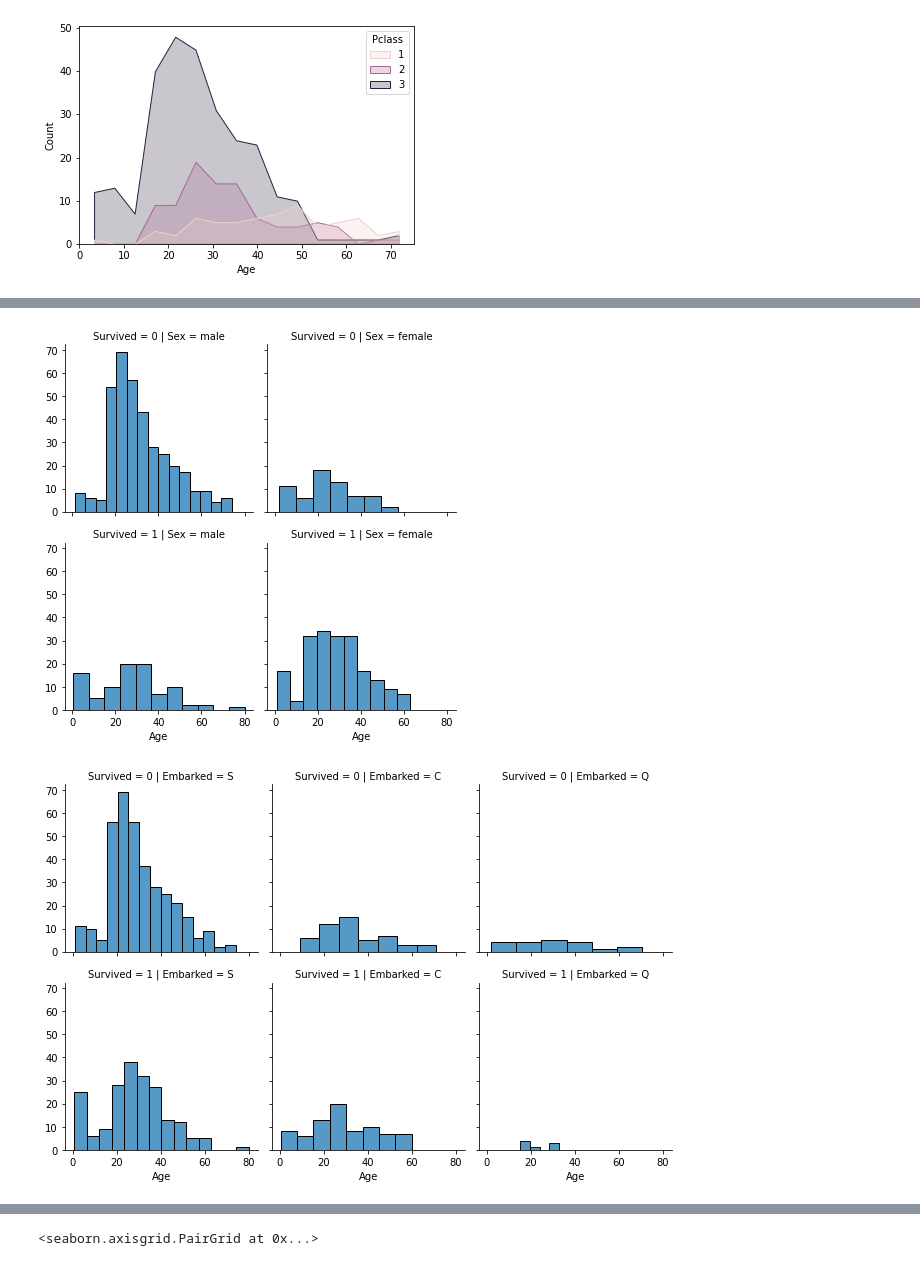
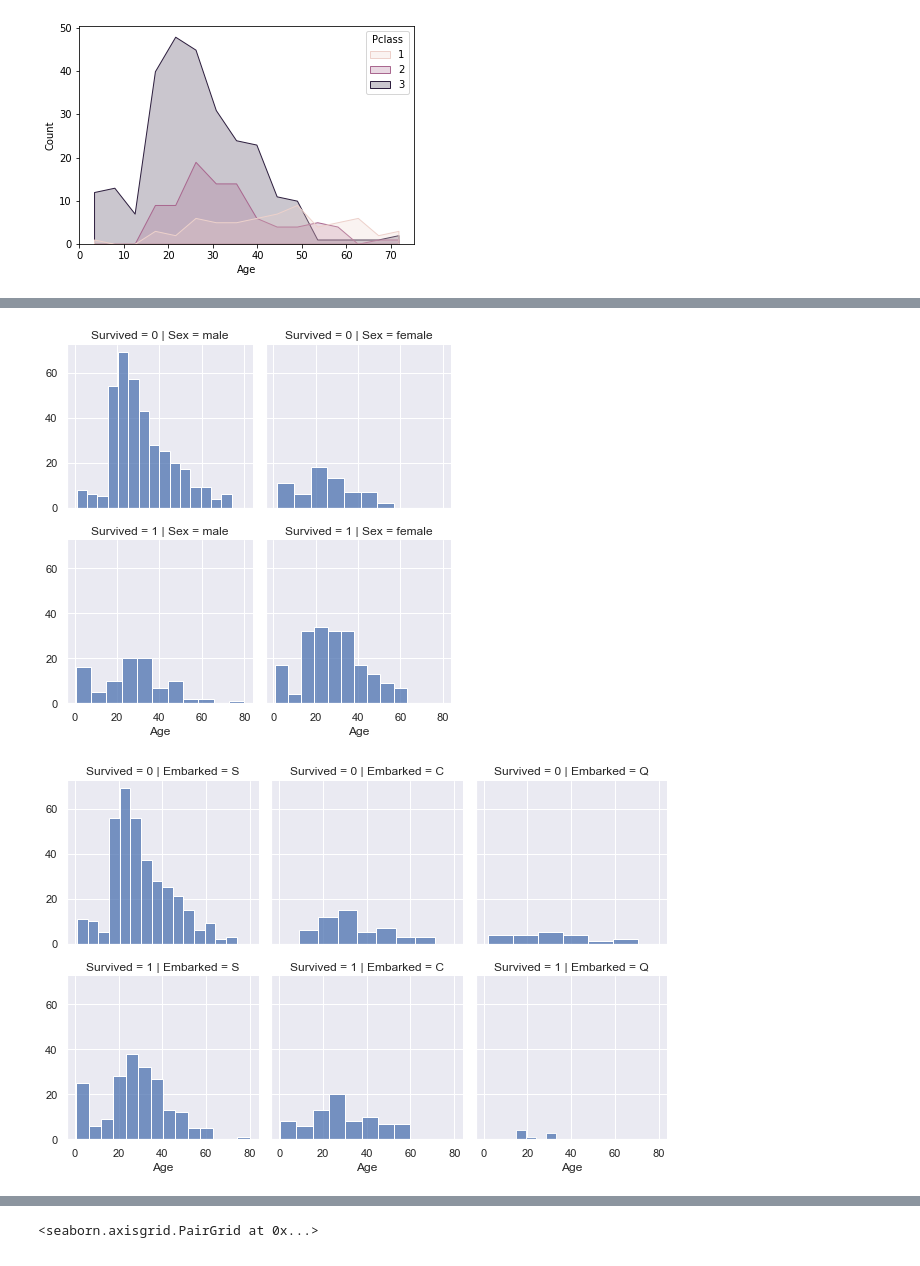
Before and after one commit to Daredeveil/CAB-21, a Jupyter notebook: titanic/titanic_1.ipynb, the cells around one changed output, grey strips where cells are left out. Cells and saved outputs as stored; diff of their text form; code cells hidden in the pictures.

```diff
--- a/titanic/titanic_1.ipynb
+++ b/titanic/titanic_1.ipynb
@@ -134,6 +134,7 @@ sns.histplot(data=df[df['Survived']==0], x="Age", hue='Pclass', element='poly')
 <AxesSubplot:xlabel='Age', ylabel='Count'>
 [figure]
 # %%
+sns.set(rc={'figure.figsize':(11.7,8.27)})
 g = sns.FacetGrid(df, row='Survived', col='Pclass')
 g.map(sns.histplot, 'Age')
 plt.show()
@@ -142,4 +143,5 @@ plt.show()
 # %%
+sns.set(rc={'figure.figsize':(11.7,8.27)})
 g = sns.FacetGrid(df, row='Survived', col='Pclass')
 g.map(sns.histplot, "Sex")
 plt.show()
@@ -148,13 +151,15 @@ plt.show()
 # %%
+sns.set(rc={'figure.figsize':(11.7,8.27)})
 g = sns.FacetGrid(df, row='Survived', col='Sex')
 g.map(sns.histplot, 'Age')
 plt.show()
 # %% [output]
-[figure, old version]
+[figure, new version]
 # %%
+sns.set(rc={'figure.figsize':(11.7,8.27)})
 g = sns.FacetGrid(df, row='Survived', col='Embarked')
 g.map(sns.histplot, 'Age')
 plt.show()
 # %% [output]
-[figure, old version]
+[figure, new version]
 # %%
```
Also changed, not shown: parts of 3 cells of this notebook, 2 other files.
